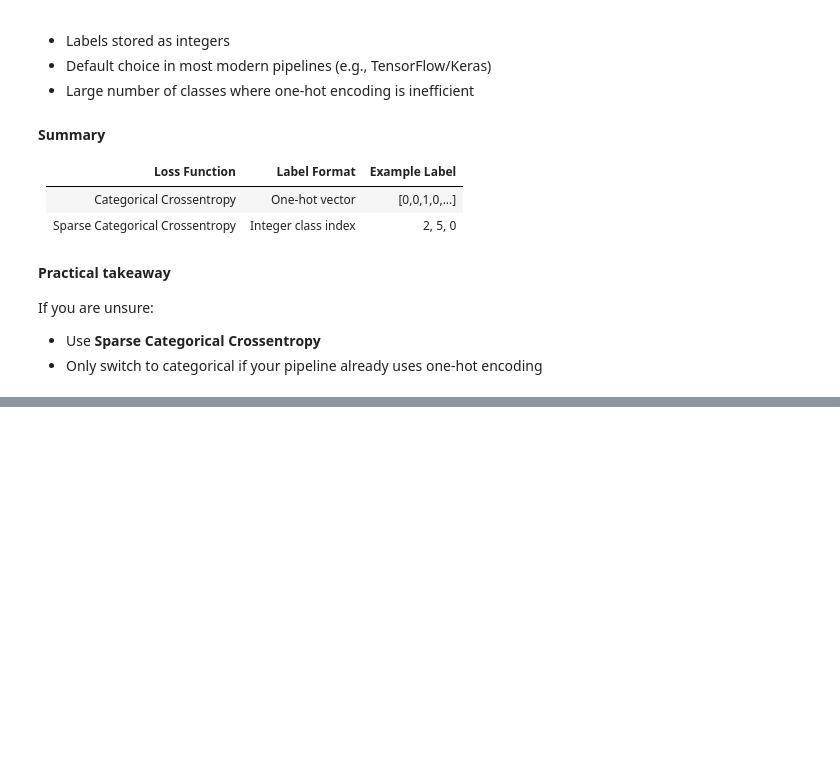
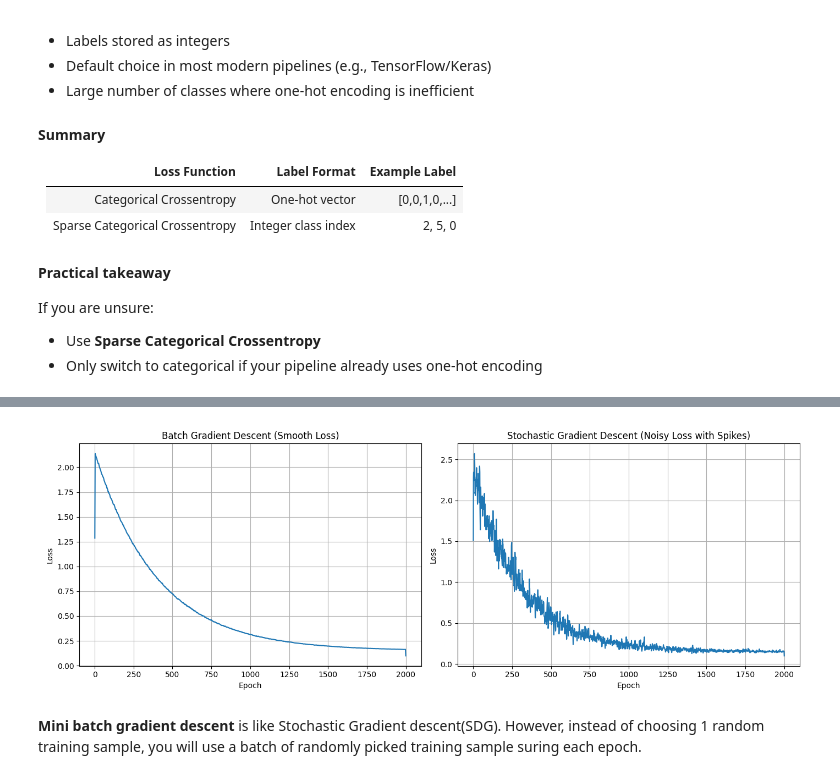
Before and after one commit to SahilRamdoss/TF_Learning_and_Projects, a Jupyter notebook: TensorFlow_Course.ipynb, the cells around one changed output, grey strips where cells are left out. Cells and saved outputs as stored; diff of their text form; code cells hidden in the pictures; blank space fills up the shorter version.

```diff
--- a/TensorFlow_Course.ipynb
+++ b/TensorFlow_Course.ipynb
@@ -635,0 +1052,65 @@ If you are unsure:
+# %%
+import numpy as np
+import matplotlib.pyplot as plt
+
+np.random.seed(10)
+
+epochs = np.arange(1, 2001)
+
+# ----------------------------
+# Batch Gradient Descent (smooth)
+# ----------------------------
+batch_base = 2.0 * np.exp(-epochs / 400) + 0.15
+batch_noise = 0.01 * np.exp(-epochs / 800) * np.random.randn(len(epochs))
+batch_cost = batch_base + batch_noise
+
+# light smoothing effect (typical of full-batch stability)
+batch_cost = np.convolve(batch_cost, np.ones(5)/5, mode='same')
+
+# ----------------------------
+# Stochastic Gradient Descent (noisy + spikes)
+# ----------------------------
+sgd_base = 2.2 * np.exp(-epochs / 300) + 0.15
+
+# decaying noise (high variance early, lower later)
+sgd_noise = (0.25 * np.exp(-epochs / 600)) * np.random.randn(len(epochs))
+
+sgd_cost = sgd_base + sgd_noise
+
+# add occasional upward spikes (mini-batch "bad luck")
+num_spikes = 60
+spike_idx = np.random.choice(len(epochs), num_spikes, replace=False)
+
+for i in spike_idx:
+    spike_magnitude = np.random.uniform(0.2, 0.8) * np.exp(-i / 800)
+    sgd_cost[i] += spike_magnitude
+
+# prevent absurd negatives but keep fluctuations
+sgd_cost = np.clip(sgd_cost, 0.1, None)
+
+# slight smoothing to mimic real training logs (optional)
+sgd_cost = np.convolve(sgd_cost, np.ones(3)/3, mode='same')
+
+# ----------------------------
+# Plot side by side
+# ----------------------------
+fig, axes = plt.subplots(1, 2, figsize=(14, 5))
+
+axes[0].plot(epochs, batch_cost)
+axes[0].set_title("Batch Gradient Descent (Smooth Loss)")
+axes[0].set_xlabel("Epoch")
+axes[0].set_ylabel("Loss")
+axes[0].grid(True)
+
+axes[1].plot(epochs, sgd_cost)
+axes[1].set_title("Stochastic Gradient Descent (Noisy Loss with Spikes)")
+axes[1].set_xlabel("Epoch")
+axes[1].set_ylabel("Loss")
+axes[1].grid(True)
+
+plt.tight_layout()
+plt.show()
+# %% [output]
+[figure, added]
+# %% [markdown]
+**Mini batch gradient descent** is like Stochastic Gradient descent(SDG). However, instead of choosing 1 random training sample, you will use a batch of randomly picked training sample suring each epoch.
```
Also changed, not shown: parts of 68 cells of this notebook, 6 other files.
